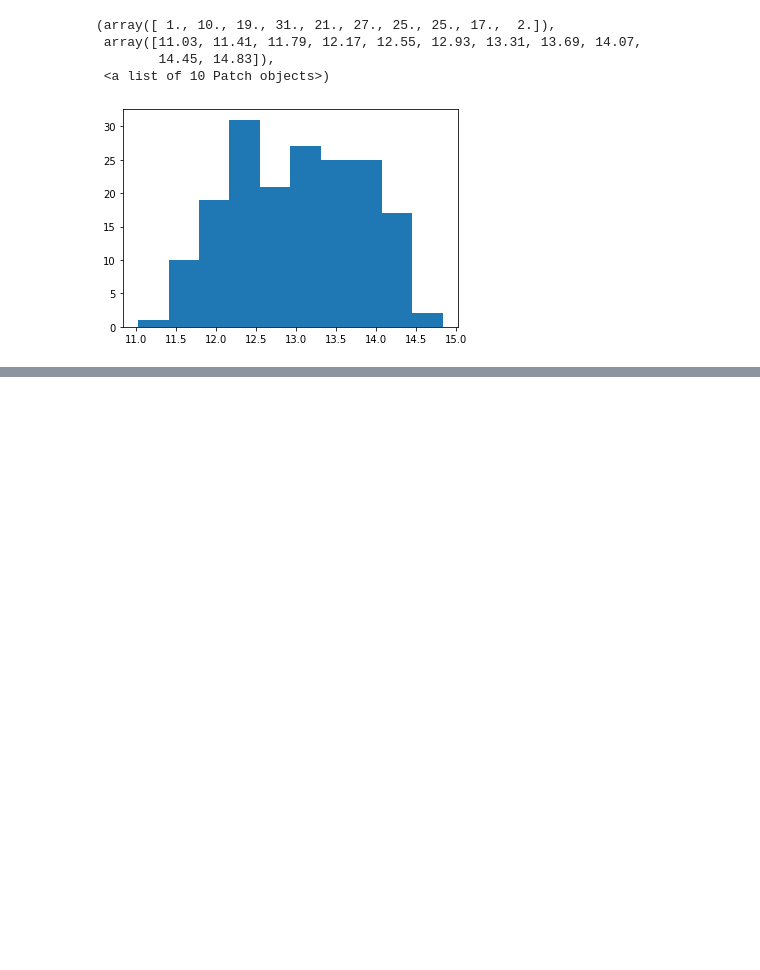
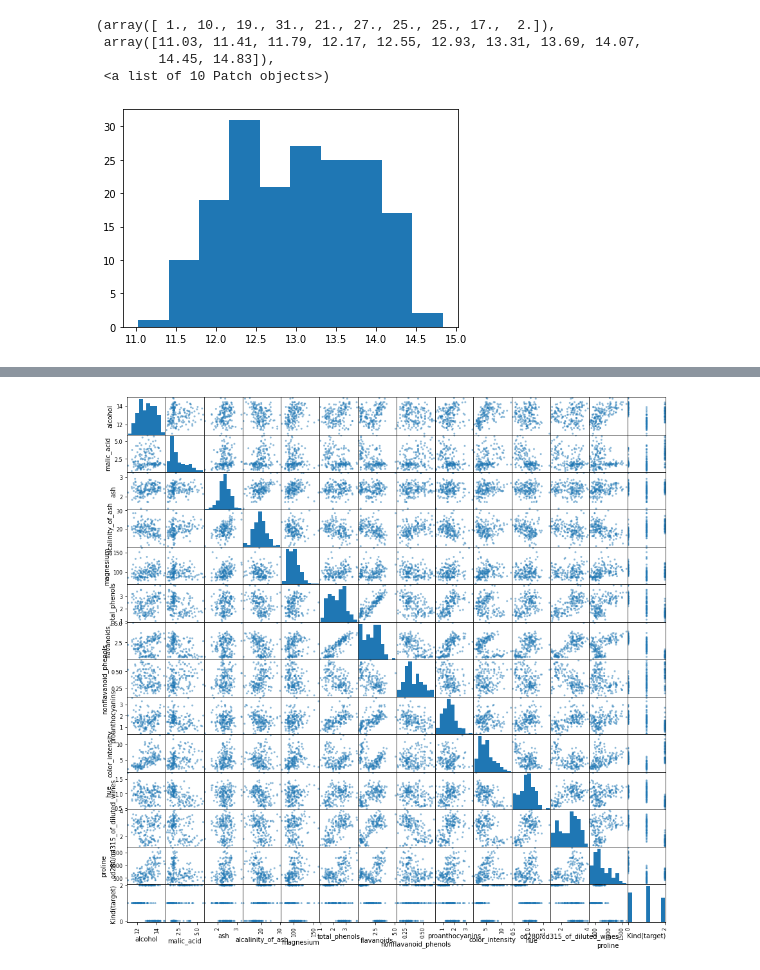
Before and after one commit to tzuyichao/python-basic, a Jupyter notebook: colab/chapter1_dataset.ipynb, the cells around one changed output, grey strips where cells are left out. Cells and saved outputs as stored; diff of their text form; code cells hidden in the pictures; blank space fills up the shorter version.

```diff
--- a/colab/chapter1_dataset.ipynb
+++ b/colab/chapter1_dataset.ipynb
@@ -168,0 +199,5 @@ plt.hist(df.loc[:, "alcohol"])
+# %%
+from pandas.plotting import scatter_matrix
+_ = scatter_matrix(df, figsize=(15, 15))
+# %% [output]
+[figure, added]
```
Also changed, not shown: parts of 2 cells of this notebook.
